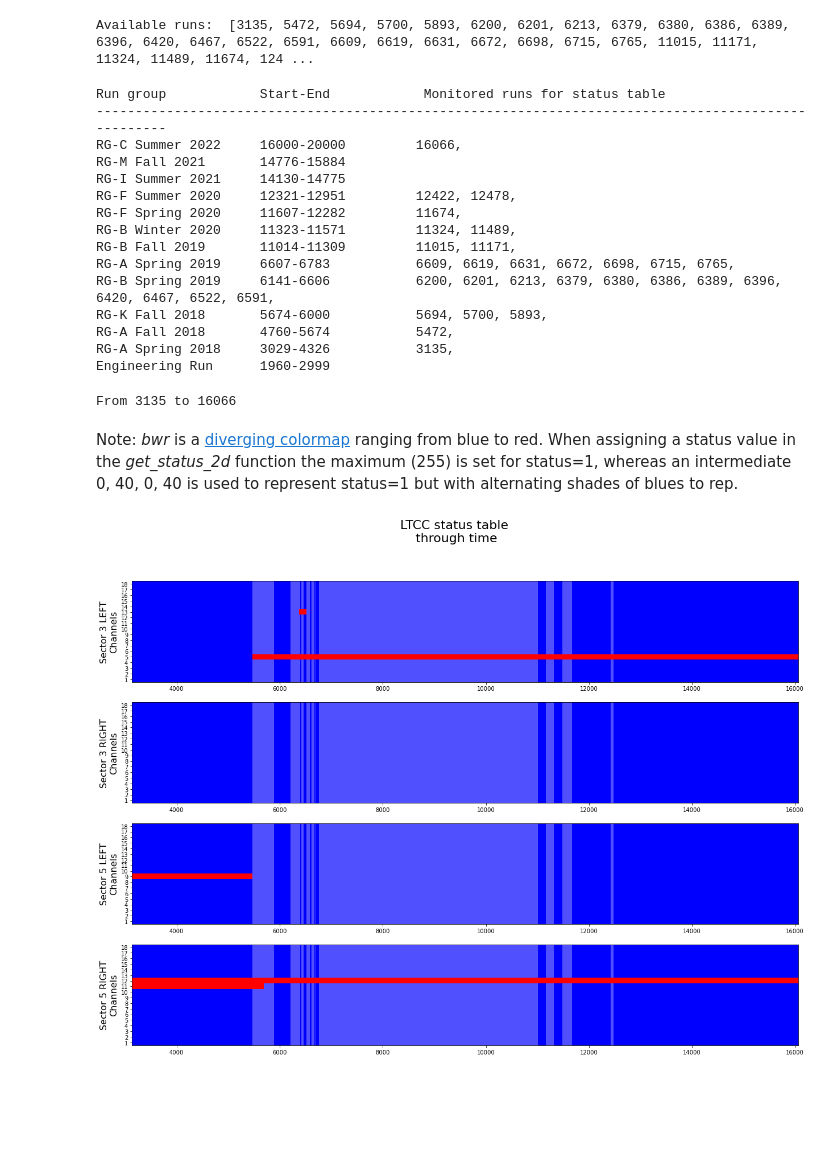
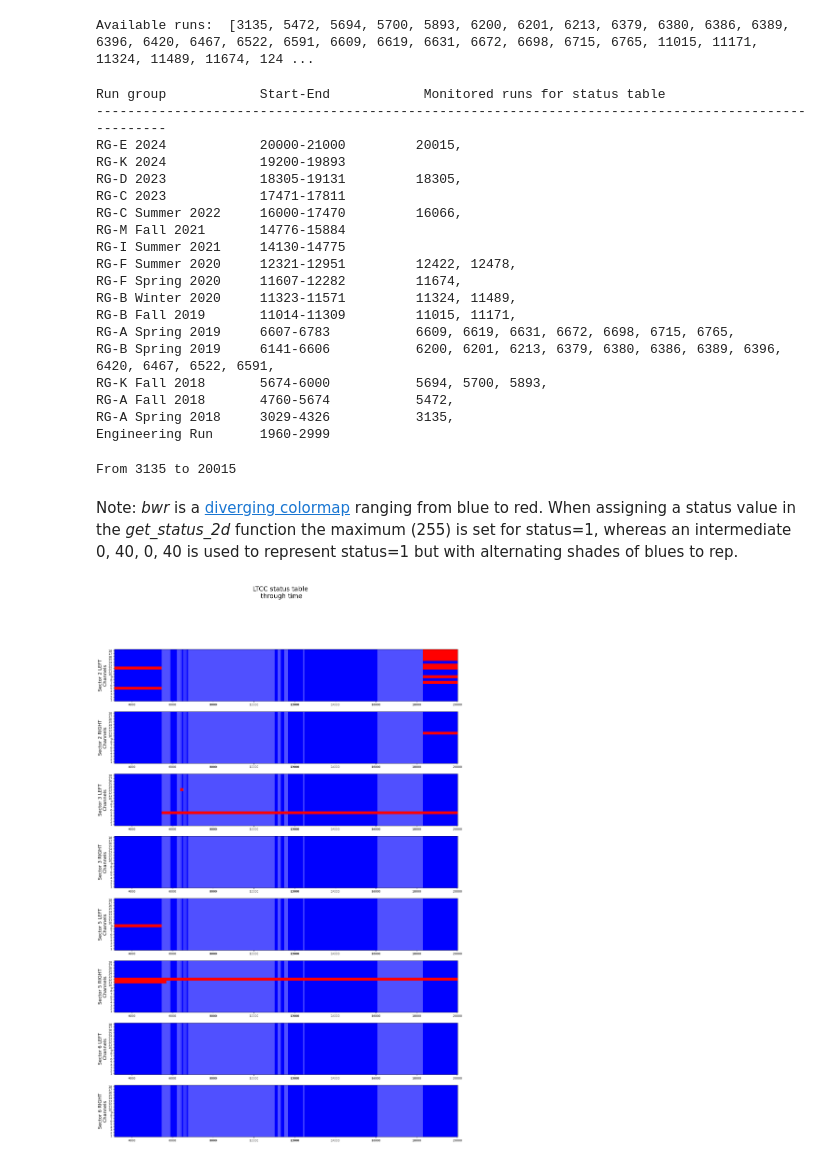
Before and after one commit to JeffersonLab/ltccCalibrationData, a Jupyter notebook: status/LTCC_status_visual.ipynb, the cells around one changed output. Cells and saved outputs as stored; diff of their text form; code cells hidden in the pictures; blank space fills up the shorter version.

```diff
--- a/status/LTCC_status_visual.ipynb
+++ b/status/LTCC_status_visual.ipynb
@@ -51,7 +55,11 @@ s shape = (6, 2, 18, 4)
 - RG-A Spring 2018 : 3029-4326
 - Engineering Run  : 1960-2999
 # %%
-rg_ranges = [{'name' : 'RG-C Summer 2022', 'start_run' : 16000, 'end_run'   : 20000},
+rg_ranges = [{'name' : 'RG-E 2024', 'start_run' : 20000, 'end_run'   : 21000},
+             {'name' : 'RG-K 2024', 'start_run' : 19200, 'end_run'   : 19893},
+             {'name' : 'RG-D 2023', 'start_run' : 18305, 'end_run'   : 19131},
+             {'name' : 'RG-C 2023', 'start_run' : 17471, 'end_run'   : 17811},
+             {'name' : 'RG-C Summer 2022', 'start_run' : 16000, 'end_run'   : 17470},
              {'name' : 'RG-M Fall 2021', 'start_run' : 14776, 'end_run'   : 15884},
              {'name' : 'RG-I Summer 2021', 'start_run' : 14130, 'end_run'   : 14775},
              {'name' : 'RG-F Summer 2020', 'start_run' : 12321, 'end_run'   : 12951},
@@ -93,7 +101,11 @@ for rg in rg_ranges:
 # %% [output]
 Run group            Start-End            Monitored runs for status table
 ----------------------------------------------------------------------------------------------------
-RG-C Summer 2022     16000-20000         16066,
+RG-E 2024            20000-21000         20015,
+RG-K 2024            19200-19893
+RG-D 2023            18305-19131         18305,
+RG-C 2023            17471-17811
+RG-C Summer 2022     16000-17470         16066,
 RG-M Fall 2021       14776-15884
 RG-I Summer 2021     14130-14775
 RG-F Summer 2020     12321-12951         12422, 12478,
@@ -116,7 +128,7 @@ run_min, run_max = min(run_list), max(run_list)
 print("From",run_min,"to",run_max)
 run_axis = np.arange(run_min, run_max, dtype=int)
 # %% [output]
-From 3135 to 16066
+From 3135 to 20015
 # %%
 # Function to retrieve the status for a given sector and render its status in a 2D plot
 def get_status_2d(sector=0, side=0):
@@ -136,23 +148,18 @@ def get_status_2d(sector=0, side=0):
 # %% [markdown]
 Note: *bwr* is a [diverging colormap](https://matplotlib.org/stable/users/explain/colors/colormaps.html#diverging) ranging from blue to red. When assigning a status value in the *get_status_2d* function the maximum (255) is set for status=1, whereas an intermediate 0, 40, 0, 40 is used to represent status=1 but with alternating shades of blues to rep.
 # %%
-fig, ax = plt.subplots(4,1,figsize=(21,15))
+fig, ax = plt.subplots(8,1,figsize=(21,30))
 fig.suptitle("LTCC status table\n through time", fontsize=22)
-ax[0].imshow(get_status_2d(2,0), aspect='auto', origin='lower', extent = [run_axis[0],run_axis[-1],0.5,18.5], cmap='bwr', interpolation='none', vmin=0, vmax=255)
-ax[1].imshow(get_status_2d(2,1), aspect='auto', origin='lower', extent = [run_axis[0],run_axis[-1],0.5,18.5], cmap='bwr', interpolation='none', vmin=0, vmax=255)
-ax[2].imshow(get_status_2d(4,0), aspect='auto', origin='lower', extent = [run_axis[0],run_axis[-1],0.5,18.5], cmap='bwr', interpolation='none', vmin=0, vmax=255)
-ax[3].imshow(get_status_2d(4,1), aspect='auto', origin='lower', extent = [run_axis[0],run_axis[-1],0.5,18.5], cmap='bwr', interpolation='none', vmin=0, vmax=255)
-#ax.set_xticks(run_axis)
-ax[0].set_yticks(range(1,19))
-ax[1].set_yticks(range(1,19))
-ax[2].set_yticks(range(1,19))
-ax[3].set_yticks(range(1,19))
-ax[0].set_ylabel("Sector 3 LEFT\nChannels", fontsize=16)
-ax[1].set_ylabel("Sector 3 RIGHT\nChannels", fontsize=16)
-ax[2].set_ylabel("Sector 5 LEFT\nChannels", fontsize=16)
-ax[3].set_ylabel("Sector 5 RIGHT\nChannels", fontsize=16)
+
+for isec,sec in enumerate([2,3,5,6]):
+    for iside,side in enumerate(['LEFT','RIGHT']):
+        ax[2*isec+iside].imshow(get_status_2d(sec-1,iside), aspect='auto', origin='lower', extent = [run_axis[0],run_axis[-1],0.5,18.5], cmap='bwr',
+                        interpolation='none', vmin=0, vmax=255)
+        ax[2*isec+iside].set_yticks(range(1,19))
+        ax[2*isec+iside].set_ylabel(f"Sector {sec} {side}\nChannels", fontsize=16)
+
 
 fig.savefig('ltcc_status_table_visual.png')
 plt.show()
 # %% [output]
-[figure, old version]
+[figure, new version]
```
Also changed, not shown: parts of 2 cells of this notebook, 3 other files.
